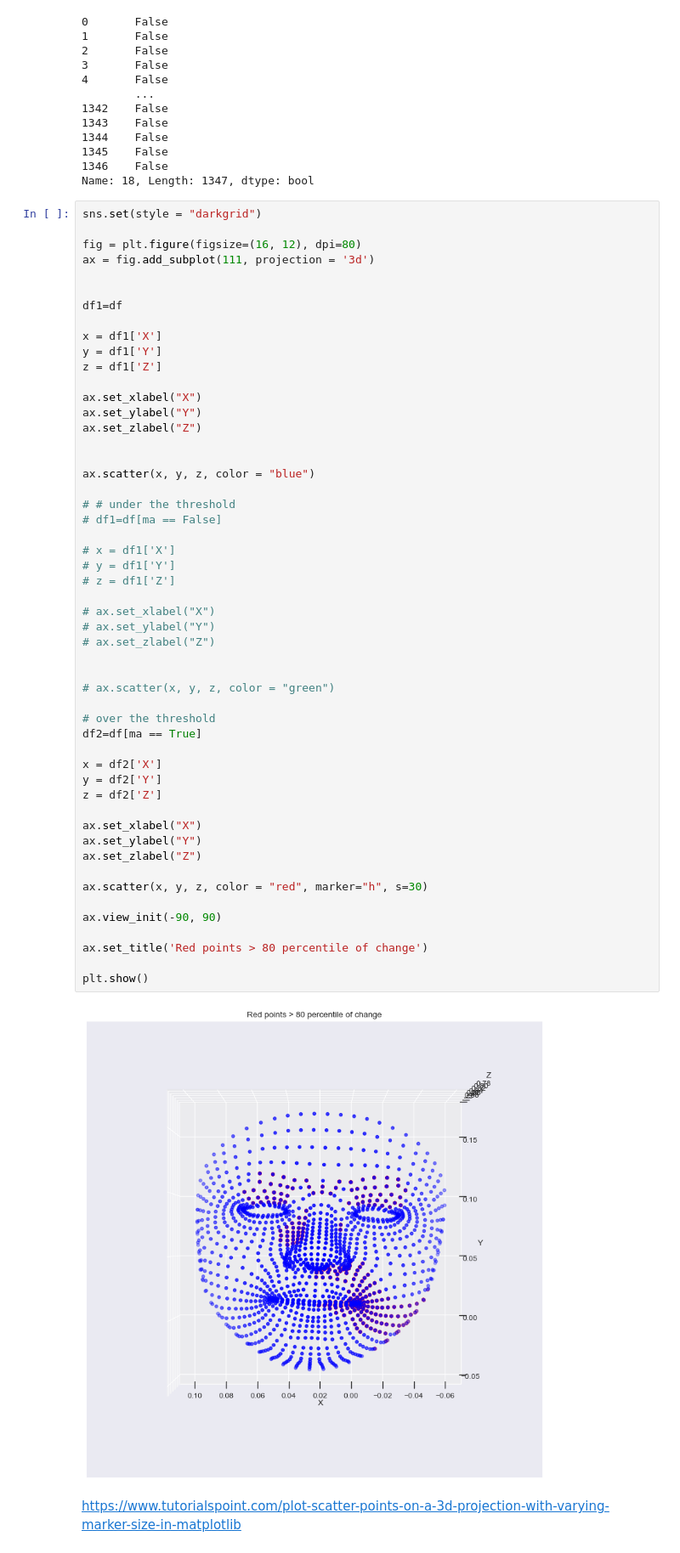
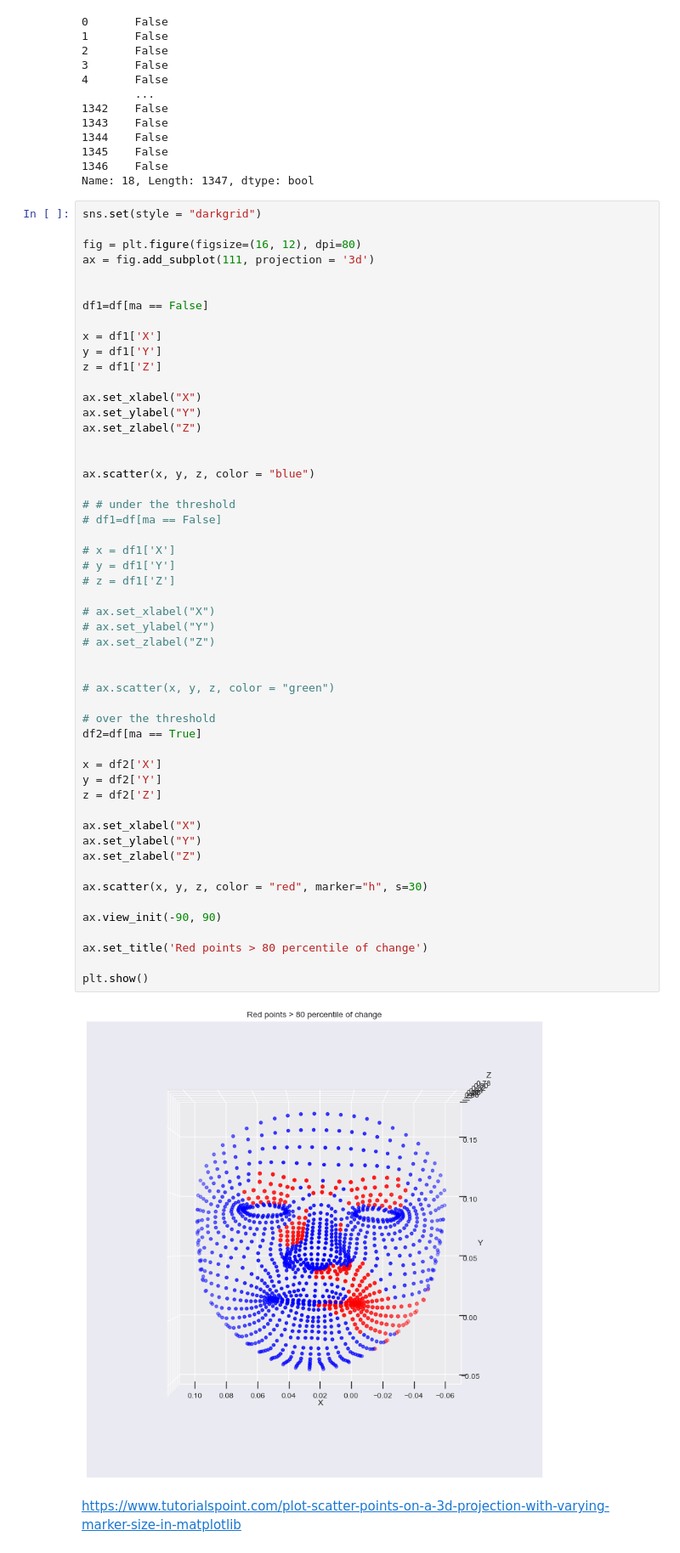
Before and after one commit to martinschatz-cz/EDA_face_analysis, a Jupyter notebook: point_analysis_subset_relativeEval-ALL.ipynb, the cells around one changed output. Shown at 85% size. Saved outputs shown, nothing was run; the diff lists cells and outputs as text.

```diff
--- a/point_analysis_subset_relativeEval-ALL.ipynb
+++ b/point_analysis_subset_relativeEval-ALL.ipynb
@@ -496,7 +496,7 @@ fig = plt.figure(figsize=(16, 12), dpi=80)
 ax = fig.add_subplot(111, projection = '3d')
 
 
-df1=df
+df1=df[ma == False]
 
 x = df1['X']
 y = df1['Y']
@@ -515,34 +515,34 @@ ax.scatter(x, y, z, color = "blue")
 # x = df1['X']
 # y = df1['Y']
 # z = df1['Z']
 
 # ax.set_xlabel("X")
 # ax.set_ylabel("Y")
 # ax.set_zlabel("Z")
 
 
 # ax.scatter(x, y, z, color = "green")
 
 # over the threshold
 df2=df[ma == True]
 
 x = df2['X']
 y = df2['Y']
 z = df2['Z']
 
 ax.set_xlabel("X")
 ax.set_ylabel("Y")
 ax.set_zlabel("Z")
 
 ax.scatter(x, y, z, color = "red", marker="h", s=30)
 
 ax.view_init(-90, 90)
 
 ax.set_title('Red points > 80 percentile of change')
 
 plt.show()
 # %% [output]
-[figure, old version]
+[figure, new version]
 # %% [markdown]
 https://www.tutorialspoint.com/plot-scatter-points-on-a-3d-projection-with-varying-marker-size-in-matplotlib
 # %%
```
Also changed, not shown: 1 other file.
